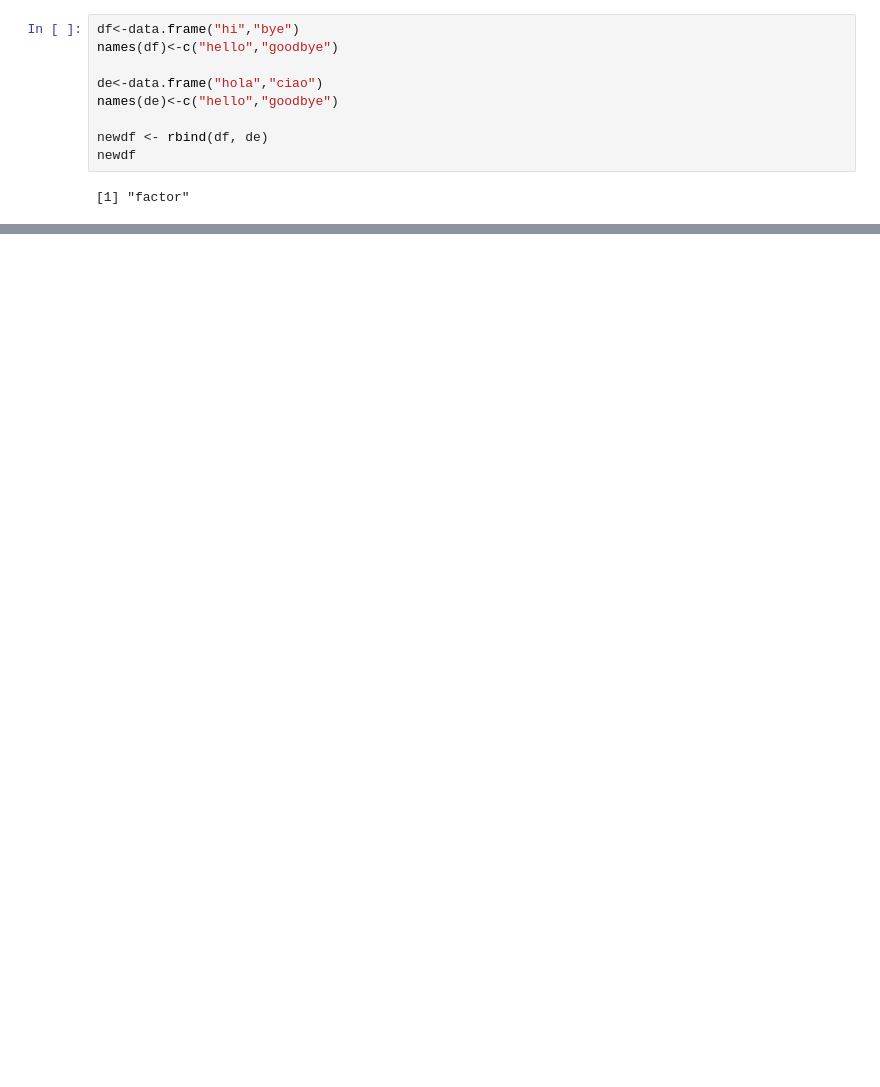
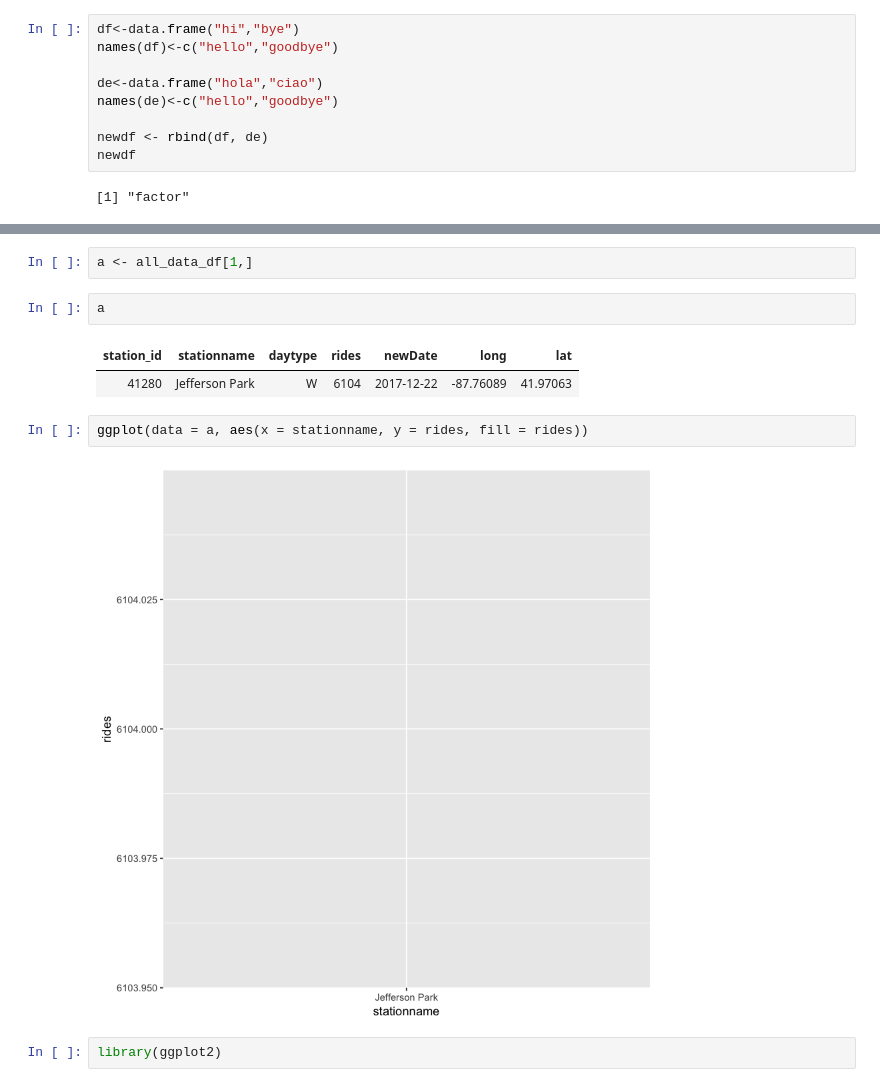
Before and after one commit to akashmagnadia/cs424_p2, a Jupyter notebook: Project 2 Test.ipynb, the cells around one changed output, grey strips where cells are left out. Cells and saved outputs as stored; diff of their text form; blank space fills up the shorter version.

```diff
--- a/Project 2 Test.ipynb
+++ b/Project 2 Test.ipynb
@@ -155,0 +151,13 @@ subset(locData, STATION_NAME=="Ashland")
+# %%
+a <- all_data_df[1,]
+# %%
+a
+# %% [output]
+| station_id | stationname | daytype | rides | newDate | long | lat |
+| 41280 | Jefferson Park | W | 6104 | 2017-12-22 | -87.76089 | 41.97063 |
+# %%
+ggplot(data = a, aes(x = stationname, y = rides, fill = rides))
+# %% [output]
+[figure, added]
+# %%
+library(ggplot2)
```
Also changed, not shown: parts of 5 cells of this notebook, 2 other files.
